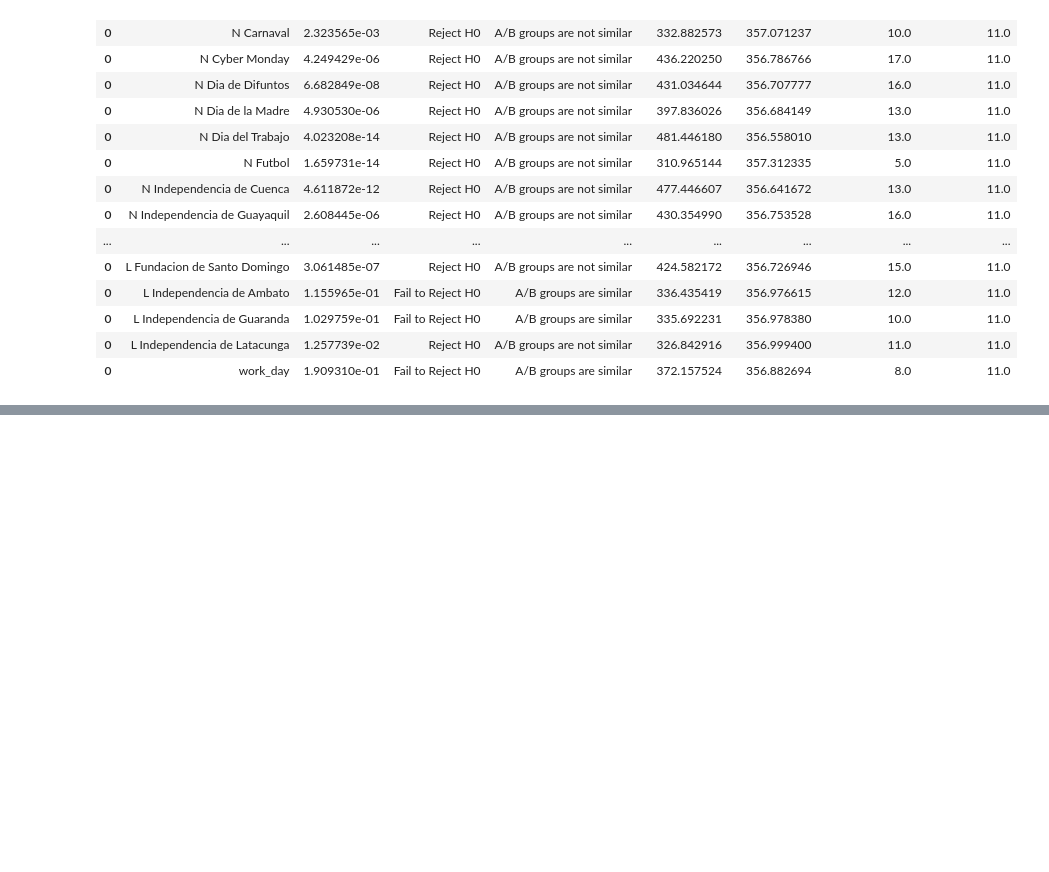
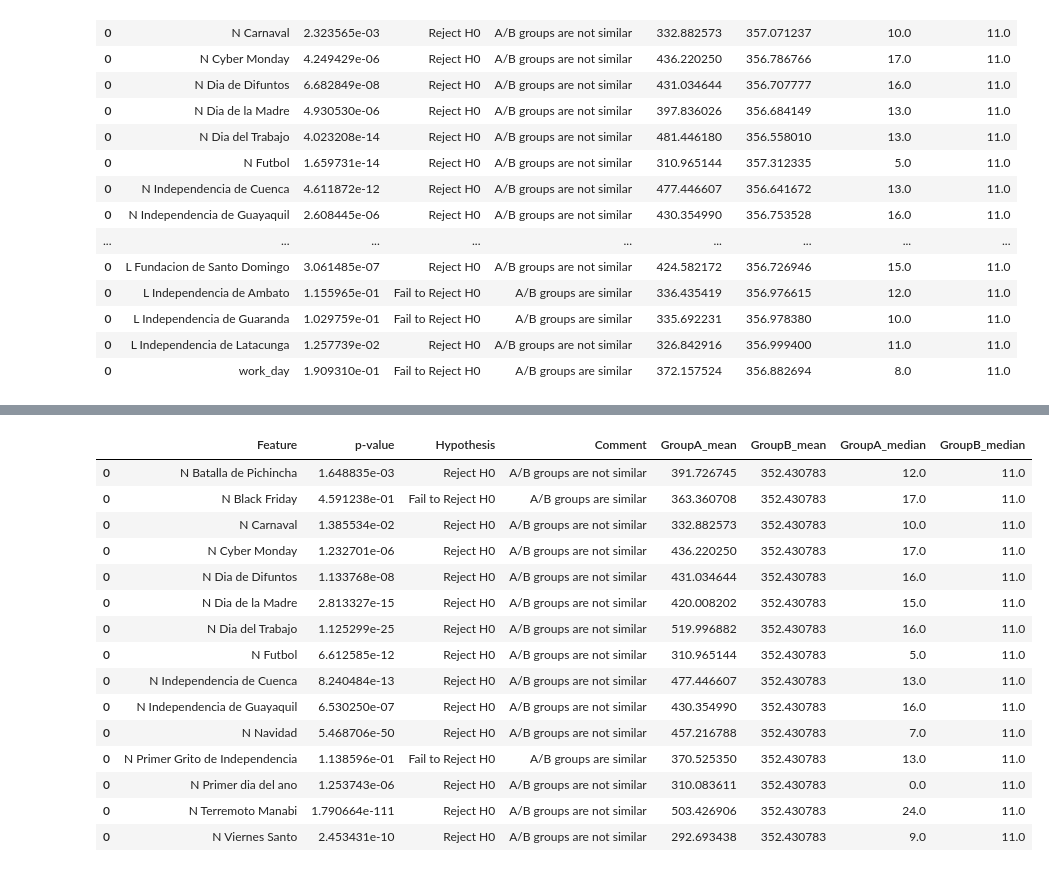
Before and after one commit to IvkovicDanica/Store-sales-time-series, a Jupyter notebook: holidays.ipynb, the cells around one changed output, grey strips where cells are left out. Saved outputs shown, nothing was run; the diff lists cells and outputs as text; code cells hidden in the pictures; blank space fills up the shorter version.

```diff
--- a/holidays.ipynb
+++ b/holidays.ipynb
@@ -174,4 +160,12 @@ national_holidays.drop(columns=['national_holidays'])
 national_holidays['national_holidays']=1
+# %%
+local_holidays=local_holidays.drop_duplicates()
+regional_holidays=regional_holidays.drop_duplicates()
+national_holidays=national_holidays.drop_duplicates()
+# %%
+local_holidays2=local_holidays2.drop_duplicates()
+regional_holidays2=regional_holidays2.drop_duplicates()
+national_holidays2=national_holidays2.drop_duplicates()
 # %%
 df2=df2.merge(local_holidays, how='left', on=['date', 'city'])
 df2['local_holidays']=df2['local_holidays'].fillna(0)
@@ -294,7 +263,7 @@ ab_loc
 # %%
 def AB_test_local_holidays_mw(dataframe, group, target):
 
-    city=local_holidays[local_holidays['name']==group].city.values[0]
+    city=local_holidays[local_holidays2['name']==group].city.values[0]
     #splitting groups
     groupA=dataframe[(dataframe['city']==city)&(dataframe[group]==1)&(dataframe['national_holidays']==0)&(dataframe['regional_holidays']==0)][target] #holiday
     groupB=dataframe[(dataframe['city']==city)&(dataframe[group]==0)&(dataframe['national_holidays']==0)&(dataframe['regional_holidays']==0)][target] #not holiday
@@ -417,0 +444,7 @@ groupB  (101904,)
+# %%
+cols =train2.columns[train2.columns.str.startswith("R ")].tolist()
+ab_loc3 = []
+for i in cols:
+    ab_loc3.append(AB_test_regional_holidays(dataframe=train2, group = i, target = "sales"))
+ab_loc3 = pd.concat(ab_loc3)
+ab_loc3
@@ -419,0 +526,24 @@ pd.set_option('display.max_columns',None)
+# %%
+cols =train2.columns[train2.columns.str.startswith("N ")].tolist()
+ab_loc4 = []
+for i in cols:
+    ab_loc4.append(AB_test_national_holidays(dataframe=train2, group = i, target = "sales"))
+ab_loc4 = pd.concat(ab_loc4)
+ab_loc4
+# %% [output]
+|  | Feature | p-value | Hypothesis | Comment | GroupA_mean | GroupB_mean | GroupA_median | GroupB_median |
+| 0 | N Batalla de Pichincha | 1.648835e-03 | Reject H0 | A/B groups are not similar | 391.726745 | 352.430783 | 12.0 | 11.0 |
+| 0 | N Black Friday | 4.591238e-01 | Fail to Reject H0 | A/B groups are similar | 363.360708 | 352.430783 | 17.0 | 11.0 |
+| 0 | N Carnaval | 1.385534e-02 | Reject H0 | A/B groups are not similar | 332.882573 | 352.430783 | 10.0 | 11.0 |
+| 0 | N Cyber Monday | 1.232701e-06 | Reject H0 | A/B groups are not similar | 436.220250 | 352.430783 | 17.0 | 11.0 |
+| 0 | N Dia de Difuntos | 1.133768e-08 | Reject H0 | A/B groups are not similar | 431.034644 | 352.430783 | 16.0 | 11.0 |
+| 0 | N Dia de la Madre | 2.813327e-15 | Reject H0 | A/B groups are not similar | 420.008202 | 352.430783 | 15.0 | 11.0 |
+| 0 | N Dia del Trabajo | 1.125299e-25 | Reject H0 | A/B groups are not similar | 519.996882 | 352.430783 | 16.0 | 11.0 |
+| 0 | N Futbol | 6.612585e-12 | Reject H0 | A/B groups are not similar | 310.965144 | 352.430783 | 5.0 | 11.0 |
+| 0 | N Independencia de Cuenca | 8.240484e-13 | Reject H0 | A/B groups are not similar | 477.446607 | 352.430783 | 13.0 | 11.0 |
+| 0 | N Independencia de Guayaquil | 6.530250e-07 | Reject H0 | A/B groups are not similar | 430.354990 | 352.430783 | 16.0 | 11.0 |
+| 0 | N Navidad | 5.468706e-50 | Reject H0 | A/B groups are not similar | 457.216788 | 352.430783 | 7.0 | 11.0 |
+| 0 | N Primer Grito de Independencia | 1.138596e-01 | Fail to Reject H0 | A/B groups are similar | 370.525350 | 352.430783 | 13.0 | 11.0 |
+| 0 | N Primer dia del ano | 1.253743e-06 | Reject H0 | A/B groups are not similar | 310.083611 | 352.430783 | 0.0 | 11.0 |
+| 0 | N Terremoto Manabi | 1.790664e-111 | Reject H0 | A/B groups are not similar | 503.426906 | 352.430783 | 24.0 | 11.0 |
+| 0 | N Viernes Santo | 2.453431e-10 | Reject H0 | A/B groups are not similar | 292.693438 | 352.430783 | 9.0 | 11.0 |
```
Also changed, not shown: parts of 22 cells of this notebook, 6 other files.
